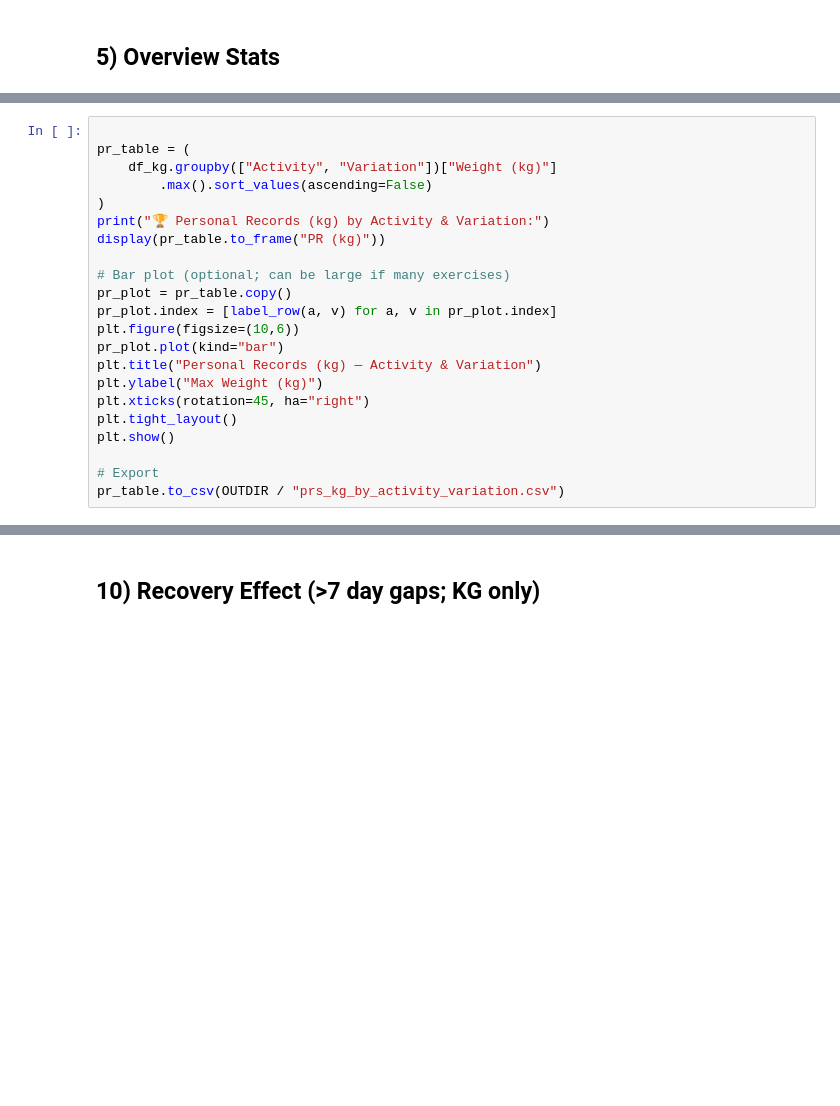
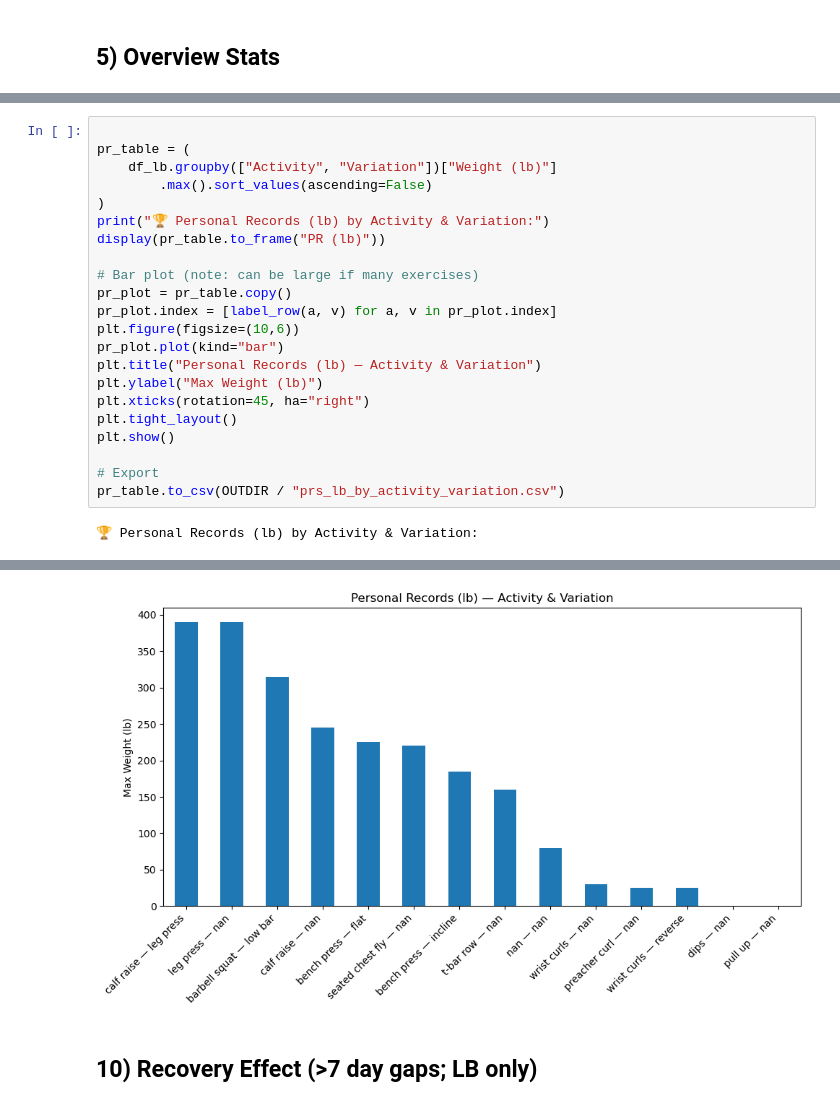
Before and after one commit to TroubledDreamer/workout-analytics, a Jupyter notebook: workout_analysis_clean.ipynb, the cells around one changed output, grey strips where cells are left out. Cells and saved outputs as stored; diff of their text form; blank space fills up the shorter version.

```diff
--- a/workout_analysis_clean.ipynb
+++ b/workout_analysis_clean.ipynb
@@ -234,22 +300,24 @@ plt.legend(); plt.grid(True); plt.tight_layout(); plt.show()
 # %%
 
 pr_table = (
-    df_kg.groupby(["Activity", "Variation"])["Weight (kg)"]
+    df_lb.groupby(["Activity", "Variation"])["Weight (lb)"]
         .max().sort_values(ascending=False)
 )
-print("🏆 Personal Records (kg) by Activity & Variation:")
-display(pr_table.to_frame("PR (kg)"))
+print("🏆 Personal Records (lb) by Activity & Variation:")
+display(pr_table.to_frame("PR (lb)"))
 
-# Bar plot (optional; can be large if many exercises)
+# Bar plot (note: can be large if many exercises)
 pr_plot = pr_table.copy()
 pr_plot.index = [label_row(a, v) for a, v in pr_plot.index]
 plt.figure(figsize=(10,6))
 pr_plot.plot(kind="bar")
-plt.title("Personal Records (kg) — Activity & Variation")
-plt.ylabel("Max Weight (kg)")
+plt.title("Personal Records (lb) — Activity & Variation")
+plt.ylabel("Max Weight (lb)")
 plt.xticks(rotation=45, ha="right")
 plt.tight_layout()
 plt.show()
 
 # Export
-pr_table.to_csv(OUTDIR / "prs_kg_by_activity_variation.csv")
+pr_table.to_csv(OUTDIR / "prs_lb_by_activity_variation.csv")
+# %% [output]
+🏆 Personal Records (lb) by Activity & Variation:
@@ -256,4 +340,5 @@ pr_table.to_csv(OUTDIR / "prs_kg_by_activity_variation.csv")
+[figure, added]
 # %% [markdown]
-## 10) Recovery Effect (>7 day gaps; KG only)
+## 10) Recovery Effect (>7 day gaps; LB only)
 # %%
 
```
Also changed, not shown: parts of 29 cells of this notebook, 1 other file.
